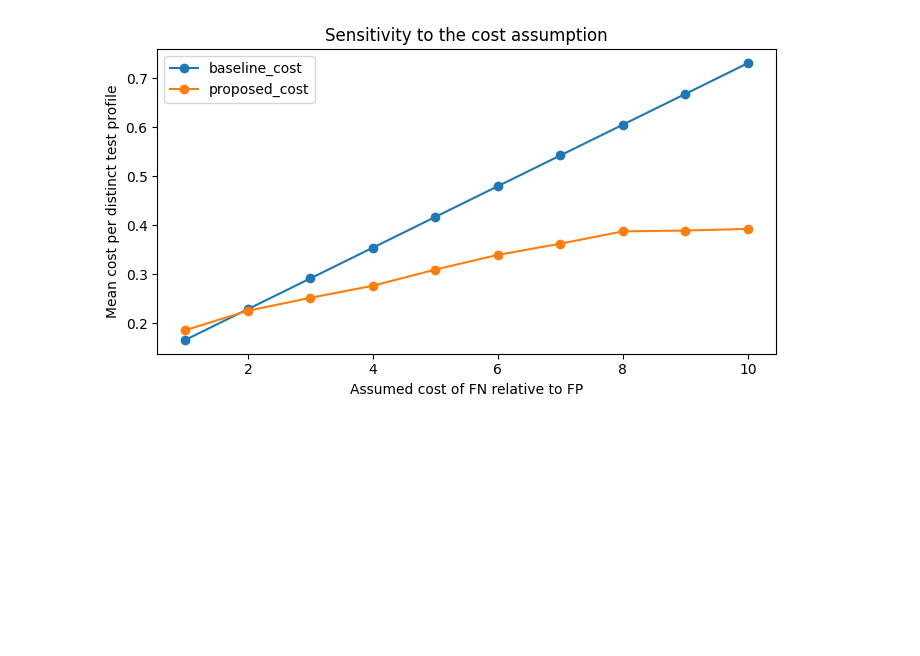
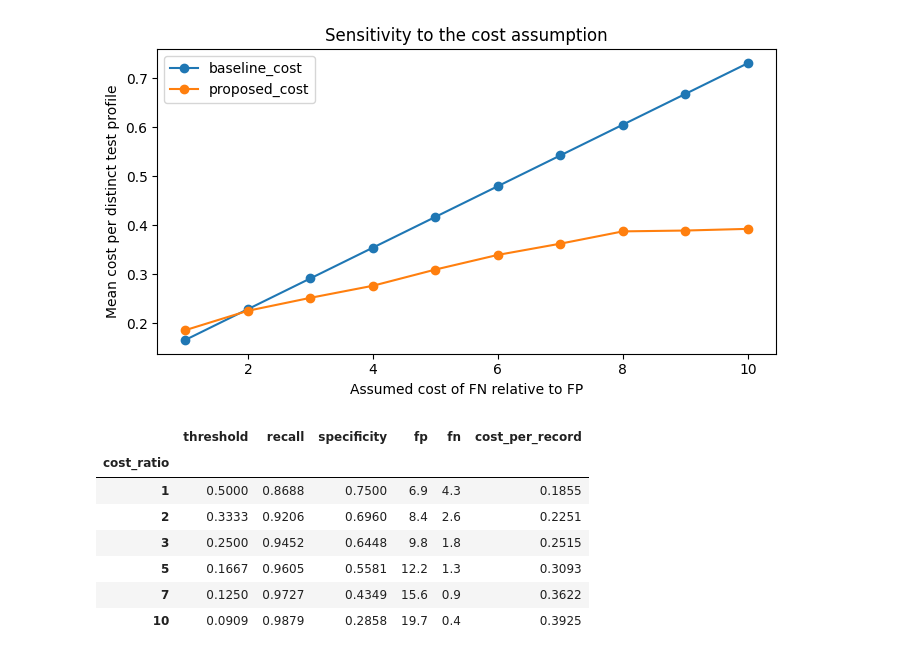
Before and after one commit to MaatjQuaats/Machine-Learning-Mini-Research, a Jupyter notebook: paper_reproduction_and_extension.ipynb, the cells around one changed output. Drawn from its saved outputs; the diff is of its cells as text; code cells hidden in the pictures; blank space fills up the shorter version.

```diff
--- a/paper_reproduction_and_extension.ipynb
+++ b/paper_reproduction_and_extension.ipynb
@@ -644,3 +785,48 @@ plt.show()
 | 9 | 0.6683 | 0.3890 | 0.8842 | 0.9848 | -0.2792 |
 | 10 | 0.7311 | 0.3925 | 0.8842 | 0.9879 | -0.3387 |
 [figure]
+# %%
+cost_rows = []
+
+for r in [1, 2, 3, 5, 7, 10]:
+    threshold = 1 / (1 + r)
+
+    for record in probability_records:
+        result = evaluate_part2(
+            record["actual"],
+            record["calibrated_probability"],
+            threshold = threshold,
+            cost_ratio = r
+        )
+
+        cost_rows.append({
+            "split": record["split"],
+            "cost_ratio": r,
+            "threshold": threshold,
+            "recall": result["recall"],
+            "specificity": result["specificity"],
+            "fp": result["fp"],
+            "fn": result["fn"],
+            "cost_per_record": result["cost_per_record"]
+        })
+
+cost_sensitivity = pd.DataFrame(cost_rows)
+
+display(
+    cost_sensitivity
+    .groupby("cost_ratio")[
+        ["threshold", "recall", "specificity",
+         "fp", "fn", "cost_per_record"]
+    ]
+    .mean()
+    .round(4)
+)
+# %% [output]
+|  | threshold | recall | specificity | fp | fn | cost_per_record |
+| cost_ratio |  |  |  |  |  |  |
+| 1 | 0.5000 | 0.8688 | 0.7500 | 6.9 | 4.3 | 0.1855 |
+| 2 | 0.3333 | 0.9206 | 0.6960 | 8.4 | 2.6 | 0.2251 |
+| 3 | 0.2500 | 0.9452 | 0.6448 | 9.8 | 1.8 | 0.2515 |
+| 5 | 0.1667 | 0.9605 | 0.5581 | 12.2 | 1.3 | 0.3093 |
+| 7 | 0.1250 | 0.9727 | 0.4349 | 15.6 | 0.9 | 0.3622 |
+| 10 | 0.0909 | 0.9879 | 0.2858 | 19.7 | 0.4 | 0.3925 |
```
Also changed, not shown: parts of 21 cells of this notebook.
